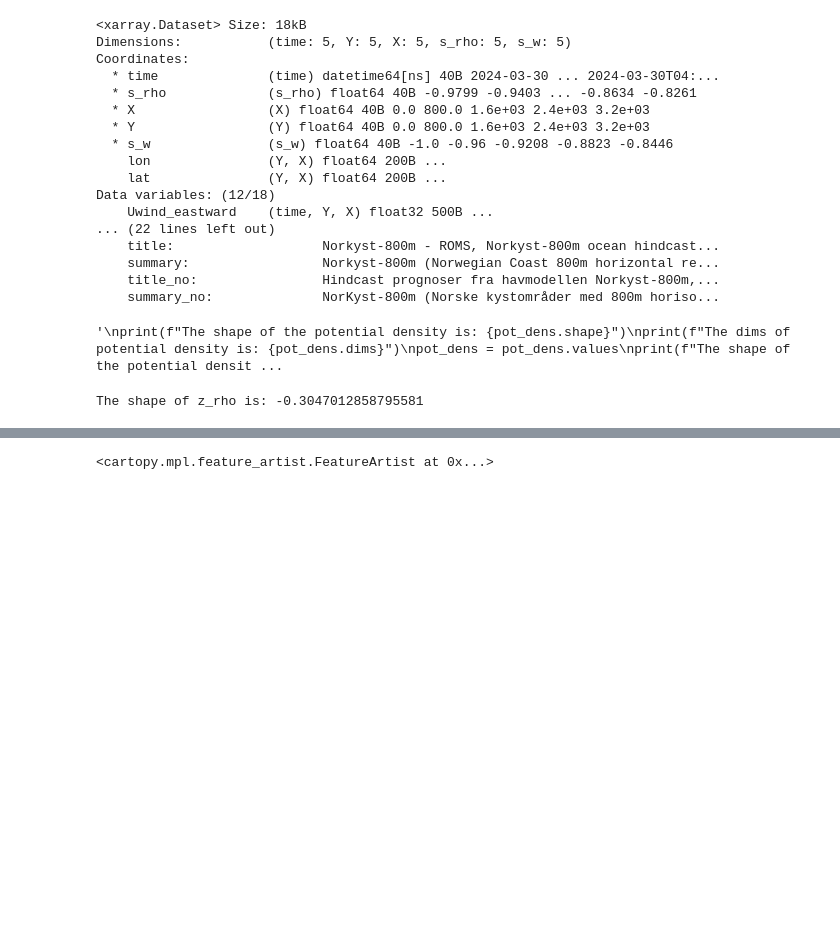
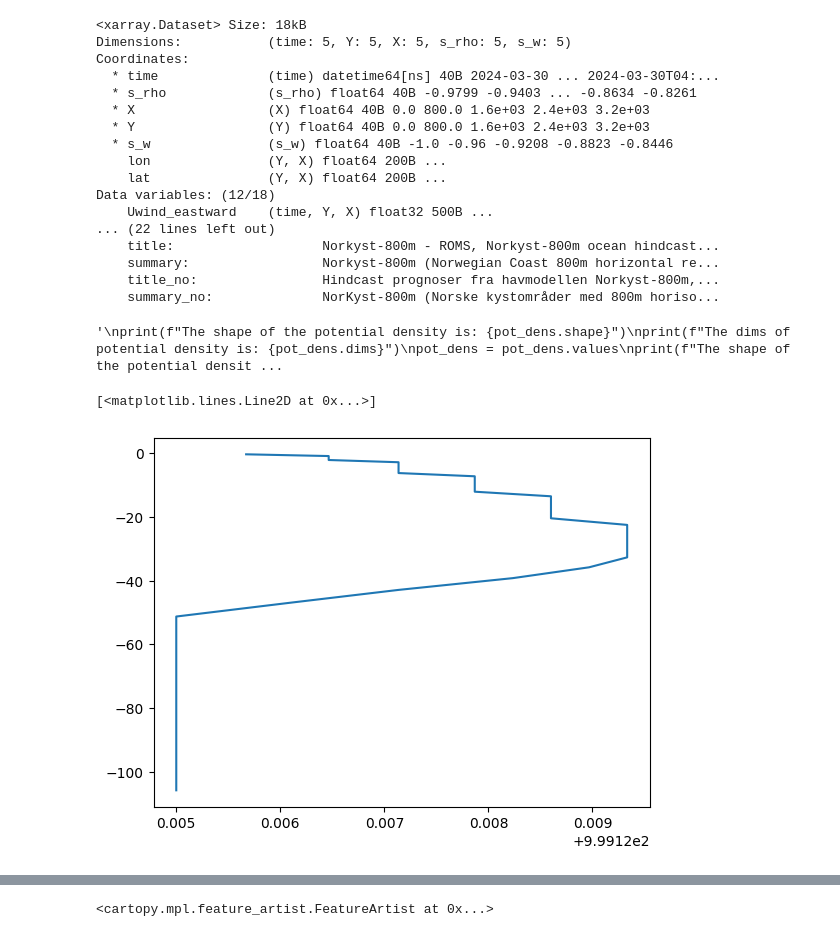
Before and after one commit to metno/ocean-ai, a Jupyter notebook: plot/test_code.ipynb, the cells around one changed output, grey strips where cells are left out. Cells and saved outputs as stored; diff of their text form; code cells hidden in the pictures; blank space fills up the shorter version.

```diff
--- a/plot/test_code.ipynb
+++ b/plot/test_code.ipynb
@@ -55,7 +55,7 @@ def MLD(pot_dens, z):
     # Return the first depth where threshold is exceeded
     return print(f"The first depth where the treshold is exceeded is: {z[exceed[0]]}")
 # %%
-ds_2024 = xr.open_dataset(f'/lustre/storeB/project/fou/hi/foccus/datasets/symlinks/norkystv3-hindcast/2024/norkyst800-20240330.nc')#.isel(s_rho = -1, time = 0, X = 360, Y = 760)
+ds_2024 = xr.open_dataset(f'/lustre/storeB/project/fou/hi/foccus/datasets/symlinks/norkystv3-hindcast/2024/norkyst800-20240330.nc').isel( time = 0, X = 360, Y = 760)
 # %%
 ds_2024.head()
 #ds_2024.dims
@@ -116,7 +116,11 @@ transformation(ds_2024) #z_rho explains the depth for a given grid cell, not sur
 # %%
 #Check if it works - and check shape
 #ds_2024.z_rho
+#np.set_printoptions(np.inf)
 z_rho = ds_2024.z_rho.values
-print(f"The shape of z_rho is: {z_rho}")
+#print(z_rho)
+#print(f"The shape of z_rho is: {z_rho.shape}")
+plt.plot(pot_dens, z_rho)
 # %% [output]
-The shape of z_rho is: -0.3047012858795581
+[<matplotlib.lines.Line2D at 0x...>]
+[figure, added]
```
Also changed, not shown: parts of 7 cells of this notebook, 1 other file.
